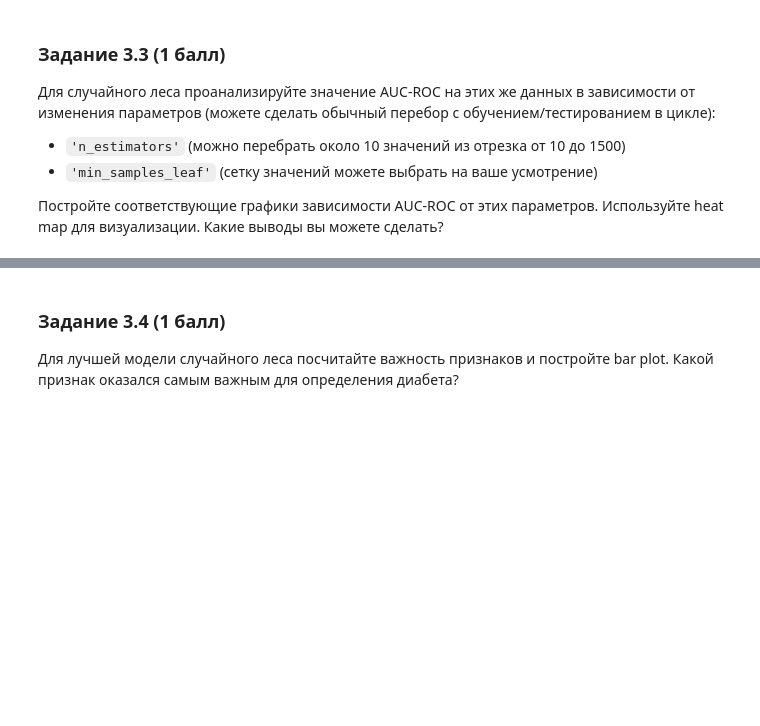
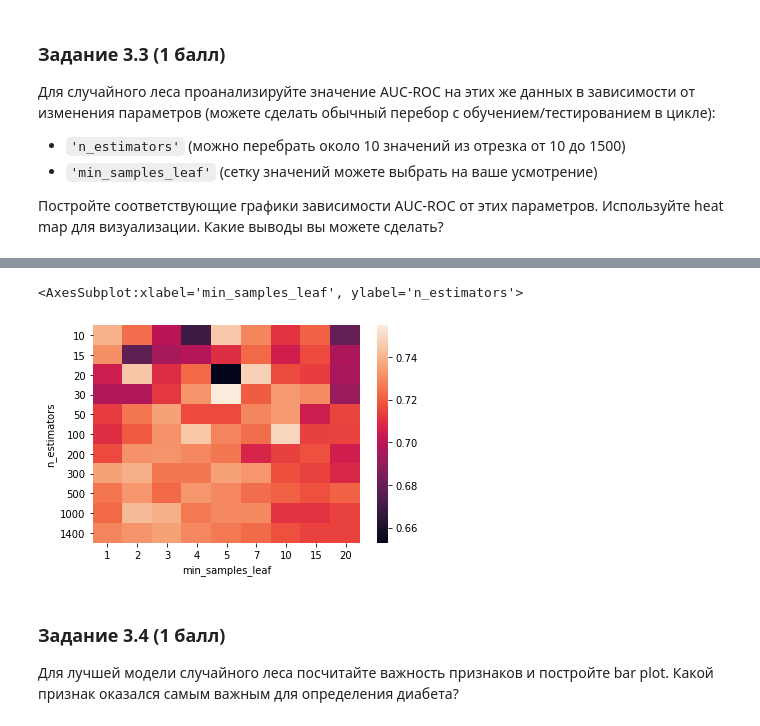
Before and after one commit to alyonabelenko/Courses, a Jupyter notebook: IAD2/07_trees/hw07-trees-rf.ipynb, the cells around one changed output, grey strips where cells are left out. Cells and saved outputs as stored; diff of their text form; code cells hidden in the pictures; blank space fills up the shorter version.

```diff
--- a/IAD2/07_trees/hw07-trees-rf.ipynb
+++ b/IAD2/07_trees/hw07-trees-rf.ipynb
@@ -326,3 +545,7 @@ plt.show()
+# %%
+X = data[data.columns[:-1]]
+y = data["Outcome"]
+X_train, X_test, y_train, y_test = train_test_split(X, y, test_size=0.3, random_state=42)
 # %% [markdown]
 ### Задание 3.1 (1 балл)
 
@@ -337,0 +578,11 @@ plt.show()
+# %%
+rfc = RandomForestClassifier(n_estimators=50)
+
+rfc.fit(X_train, y_train)
+
+y_pred = rfc.predict(X_test)
+
+print("accuracy: ", accuracy_score(y_test, y_pred))
+print("precision: ", precision_score(y_test, y_pred))
+print("recall: ", recall_score(y_test, y_pred))
+print("roc_auc: ", roc_auc_score(y_test, y_pred))
@@ -347,0 +605,22 @@ plt.show()
+# %%
+%%time
+
+n_estimators_list = [10, 15, 20, 30, 50, 100, 200, 300, 500, 1000, 1400]
+min_samples_leaf_list = [1, 2, 3, 4, 5, 7, 10, 15, 20]
+auc_roc_df = []
+
+for n_estimators in n_estimators_list:
+    for min_samples_leaf in min_samples_leaf_list:
+        rfc = RandomForestClassifier(n_estimators=n_estimators, min_samples_leaf=min_samples_leaf)
+
+        rfc.fit(X_train, y_train)
+
+        y_pred = rfc.predict(X_test)
+        auc_roc_df.append(dict(
+            n_estimators=n_estimators,
+            min_samples_leaf=min_samples_leaf,
+            roc_auc=roc_auc_score(y_test, y_pred)
+        ))
+
+
+auc_roc_df = pd.DataFrame(auc_roc_df)
@@ -348,3 +630,11 @@ plt.show()
+# %%
+auc_roc_heatmap = auc_roc_df.pivot("n_estimators", "min_samples_leaf", "roc_auc")
+
+
+heatmap(auc_roc_heatmap)
+# %% [output]
+<AxesSubplot:xlabel='min_samples_leaf', ylabel='n_estimators'>
+[figure, added]
 # %% [markdown]
 ### Задание 3.4 (1 балл)
 
```
Also changed, not shown: parts of 33 cells of this notebook.
